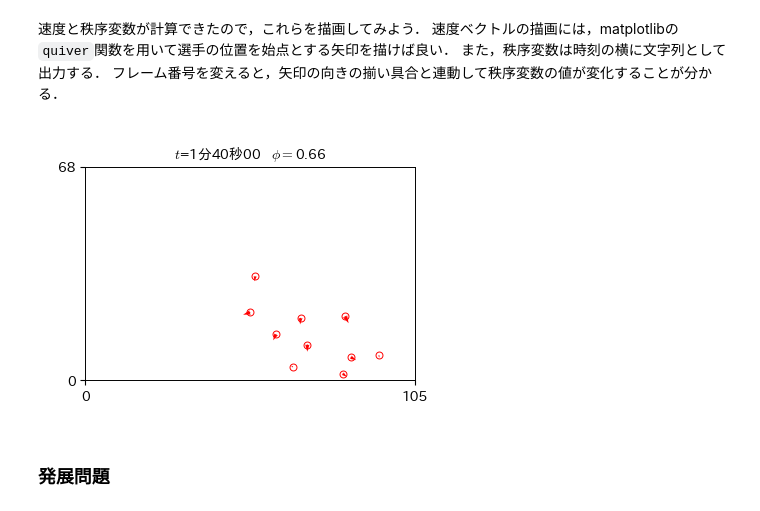
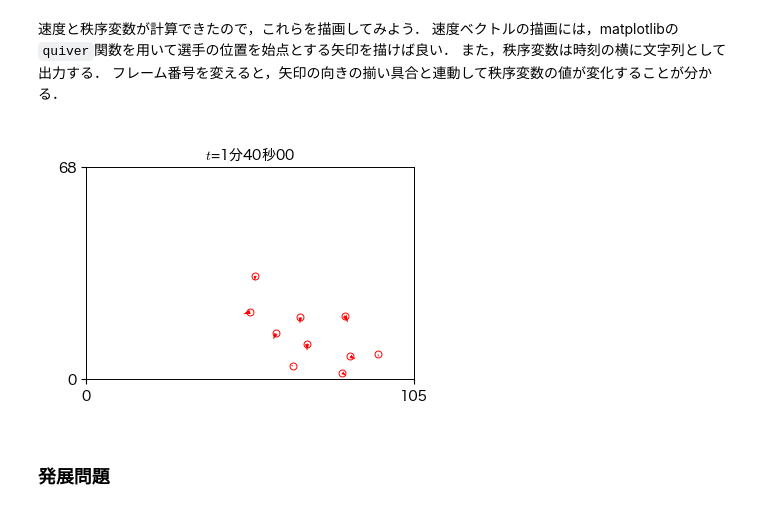
Before and after one commit to tnarizuka/sports_data_programming, a Jupyter notebook: chap_7/7_tracking.ipynb, the cells around one changed output. Cells and saved outputs as stored; diff of their text form; code cells hidden in the pictures.

```diff
--- a/chap_7/7_tracking.ipynb
+++ b/chap_7/7_tracking.ipynb
@@ -404,30 +422,29 @@ Vx.tail(2)
 # %%
 fig, ax = plt.subplots(figsize=(4,4))
 
 # フレーム番号
 i=2000
 
 # 位置の描画
 x, y = X.loc[i], Y.loc[i]
 ax.plot(x, y, 'ro', ms=5, mfc='None')
 
 # 速度ベクトルの描画
 vx, vy = Vx.loc[i], Vy.loc[i]
 ax.quiver(x, y, vx, vy, color='r', angles='uv', units='xy', scale=0.7, width=0.5)
 
 # 時刻と秩序変数の表示
-op = np.round(OP.loc[i], 2)
 t = i*0.05
 m, s = np.floor(t/60.).astype(int), np.floor(t % 60).astype(int)
 ss = ("%.2f" % (t % 60 - s)).replace('.', '')[1:].zfill(2)
-ax.set_title('$t$=%s分%s秒%s   $\phi=$%s' % (m, s, ss, op), fontsize=10)
+ax.set_title('$t$=%s分%s秒%s' % (m, s, ss), fontsize=10)
 
 ax.set_xlim(0, 105); ax.set_ylim(0, 68)
 ax.set_xticks([0, 105])
 ax.set_yticks([0, 68])
 ax.set_aspect('equal')
 # %% [output]
-[figure, old version]
+[figure, new version]
 # %% [markdown]
 ### 発展問題
 # %% [markdown]
```
Also changed, not shown: parts of 10 cells of this notebook, 16 other files.
